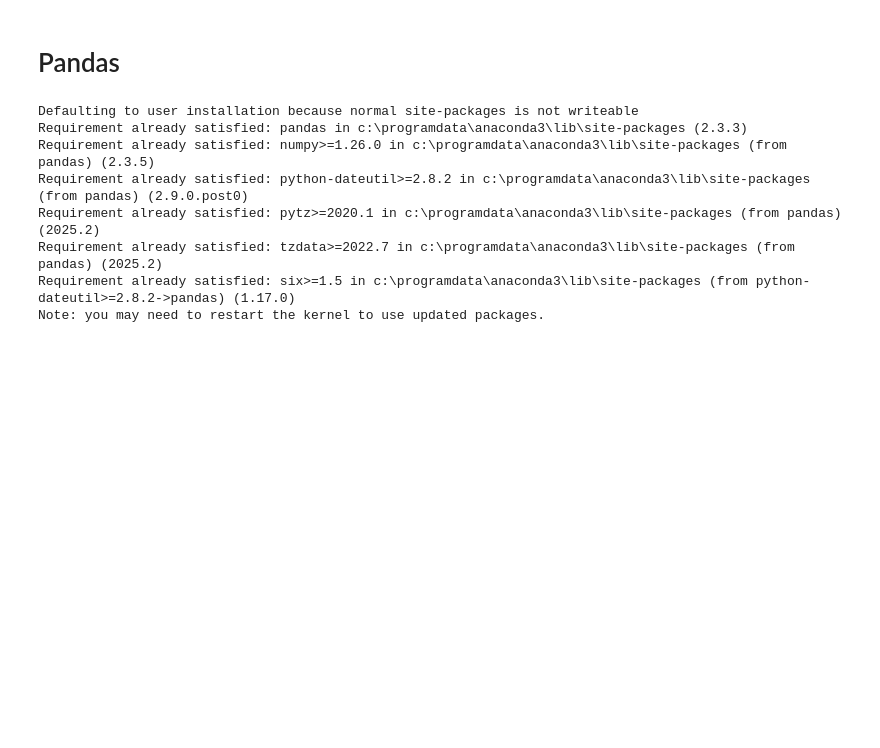
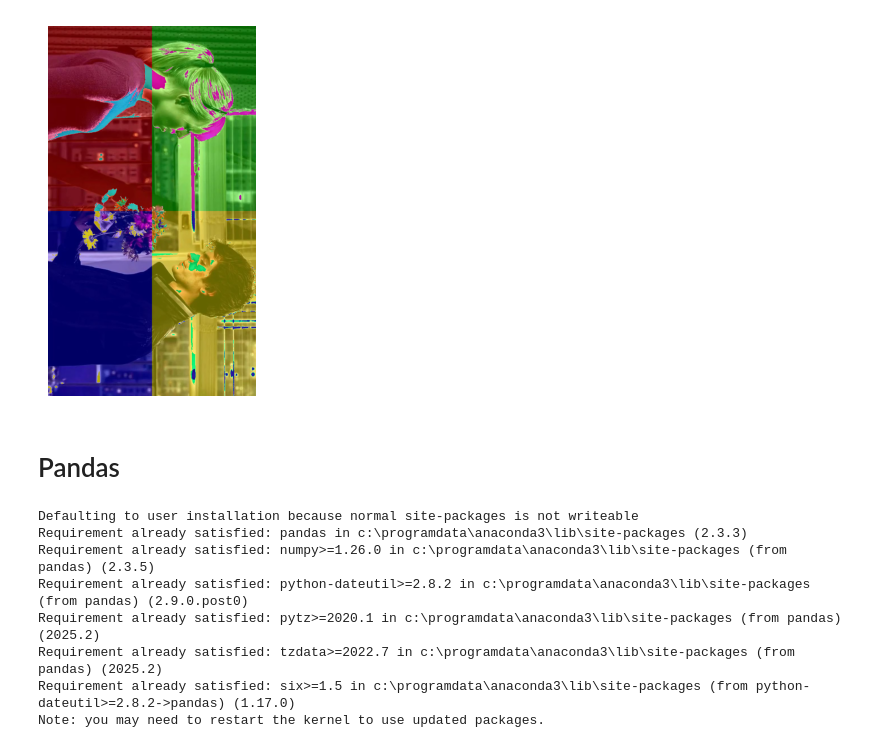
Before and after one commit to mkumar2177/Data-science-, a Jupyter notebook: class6.ipynb, the cells around one changed output. Saved outputs shown, nothing was run; the diff lists cells and outputs as text; code cells hidden in the pictures; blank space fills up the shorter version.

```diff
--- a/class6.ipynb
+++ b/class6.ipynb
@@ -16,3 +16,37 @@ mp.show()
+# %%
+import numpy as np
+from PIL import Image
+import matplotlib.pyplot as mp
+
+img = Image.open("download (16).jpg")
+img = np.array(img)
+
+h, w, c = img.shape
+
+mid_h = h // 2
+mid_w = w // 2
+
+img[0:mid_h, 0:mid_w, 0] = np.clip(
+    img[0:mid_h, 0:mid_w, 0] + 100, 0, 255)
+
+img[0:mid_h, mid_w:w, 1] = np.clip(
+    img[0:mid_h, mid_w:w, 1] + 100, 0, 255)
+
+img[mid_h:h, 0:mid_w, 2] = np.clip(
+    img[mid_h:h, 0:mid_w, 2] + 100, 0, 255)
+
+img[mid_h:h, mid_w:w, 0] = np.clip(
+    img[mid_h:h, mid_w:w, 0] + 100, 0, 255)
+
+img[mid_h:h, mid_w:w, 1] = np.clip(
+    img[mid_h:h, mid_w:w, 1] + 100, 0, 255)
+
+# Show image
+mp.imshow(img)
+mp.axis("OFF")
+mp.show()
+# %% [output]
+[figure, added]
 # %% [markdown]
 # Pandas
 # %%
```
Also changed, not shown: parts of 2 cells of this notebook, 4 other files.
